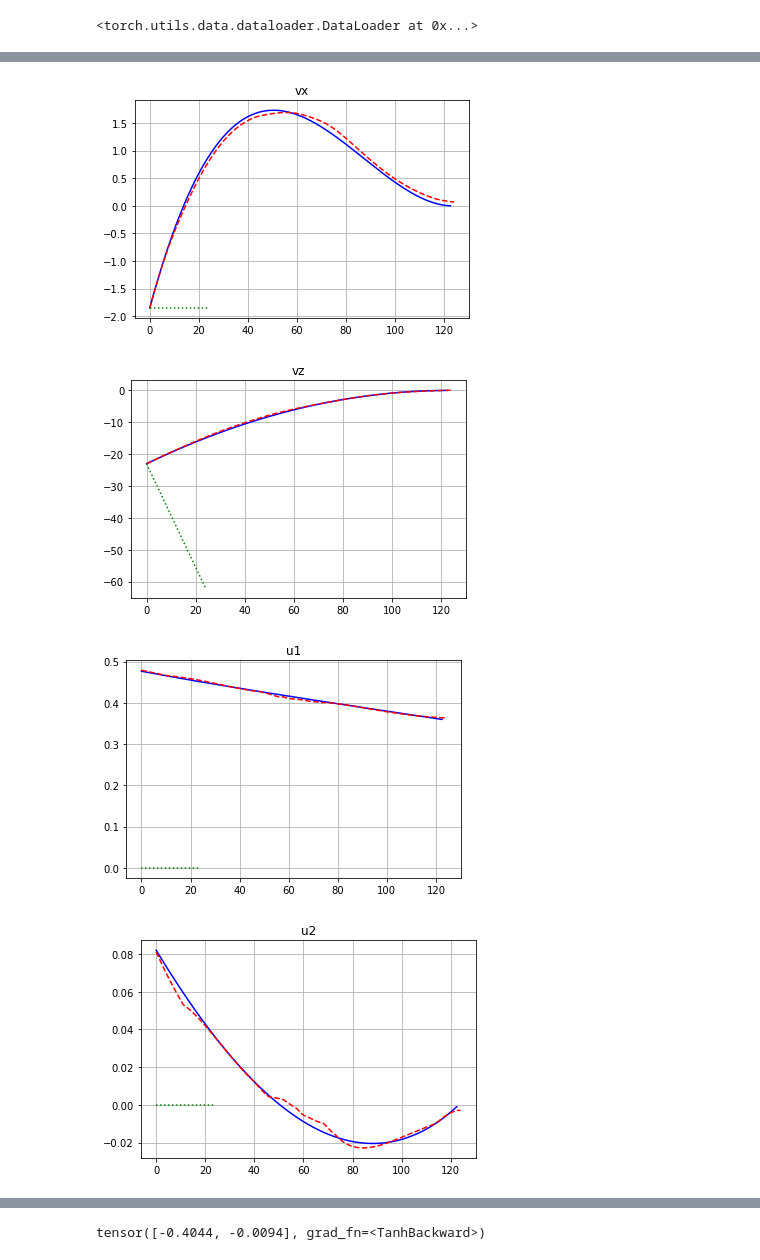
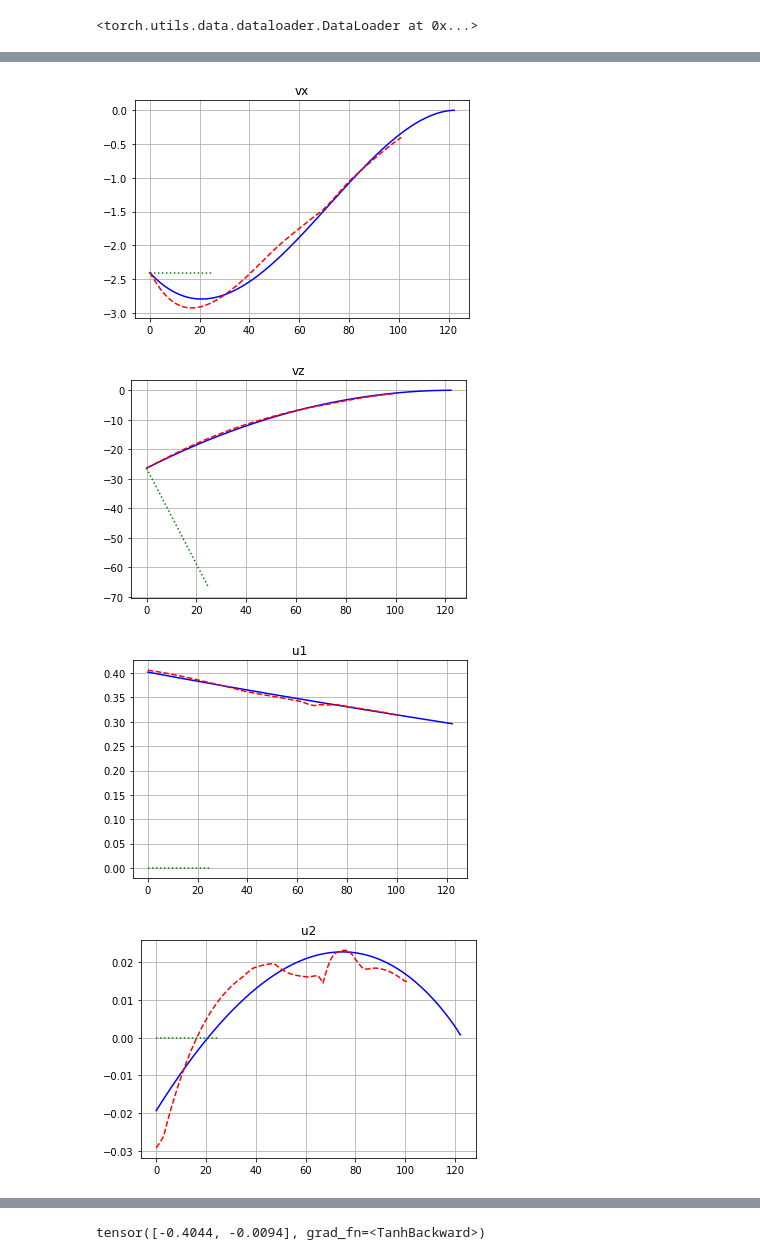
Before and after one commit to dev10110/deep_learnt_controls, a Jupyter notebook: Simple_Spacecraft/training.ipynb, the cells around one changed output, grey strips where cells are left out. Drawn from its saved outputs; the diff is of its cells as text; code cells hidden in the pictures.

Commit message:
training

```diff
--- a/Simple_Spacecraft/training.ipynb
+++ b/Simple_Spacecraft/training.ipynb
@@ -141,0 +142,2 @@ class MyDataset(data.Dataset):
+# %%
+net.load_state_dict(torch.load('model.pt'))
@@ -313,8 +312,15 @@ with torch.no_grad():
 
         while True:
             if z[-1] < 0: print('z<0'); break
-            if t[-1] > 600: print('t>600'); break
-            if not dataset.in_training_region(sf, normalized = False): print('minmax'); break
+            if z[-1] > 2000: print('z>2000'); break
+            if abs(x[-1]) > 800: print('abs(x)>800'); break
+            if abs(vx[-1]) > 20: print('abs(vx)>20'); break
+            if vz[-1] < -100: print('vz<-100'); break
+            if vz[-1] > 30: print('vz>30'); break
+            if t[-1] > 1500: print('t>1500'); break
+
+            #if not dataset.in_training_region(sf, normalized = False): print('minmax'); break
+            if (x[-1]**2 + z[-1]**2)**0.5 < 10: print('fin'); break
             sf = (x[-1], z[-1], vx[-1], vz[-1], m[-1])
 
 
@@ -378,7 +384,13 @@ def simulate_no_thrust(rocket):
 
     return (t, x, z, vx, vz, m, u1, u2)
 # %%
-r = Rocket(*[150, 1700., -5, -25, 11000.], disperse=True)
+r = Rocket(disperse=True)
+
+s0 = [s for s in r.s_0]
+s0[3] = -abs(s0[3])
+
+r = Rocket(*s0, disperse=False)
+
 r.lunar_guidance_live(h_ratio=2)
 print(r)
 
@@ -411,7 +423,6 @@ plt.grid()
 plt.title('z')
 plt.show()
 
-
 plt.plot(r.t, r.vx, 'b-')
 plt.plot(t_net, vx_net, 'r--')
 plt.plot(t_no, vx_no, 'g:')
@@ -454,7 +464,7 @@ minmax
-[figure, old version]
+[figure, new version]
-[figure, old version]
+[figure, new version]
-[figure, old version]
+[figure, new version]
-[figure, old version]
+[figure, new version]
 # %%
 def moving_average(x, w):
     return np.convolve(x, np.ones(w), 'valid') / w
```
Also changed, not shown: parts of 38 cells of this notebook, 2 other files.
